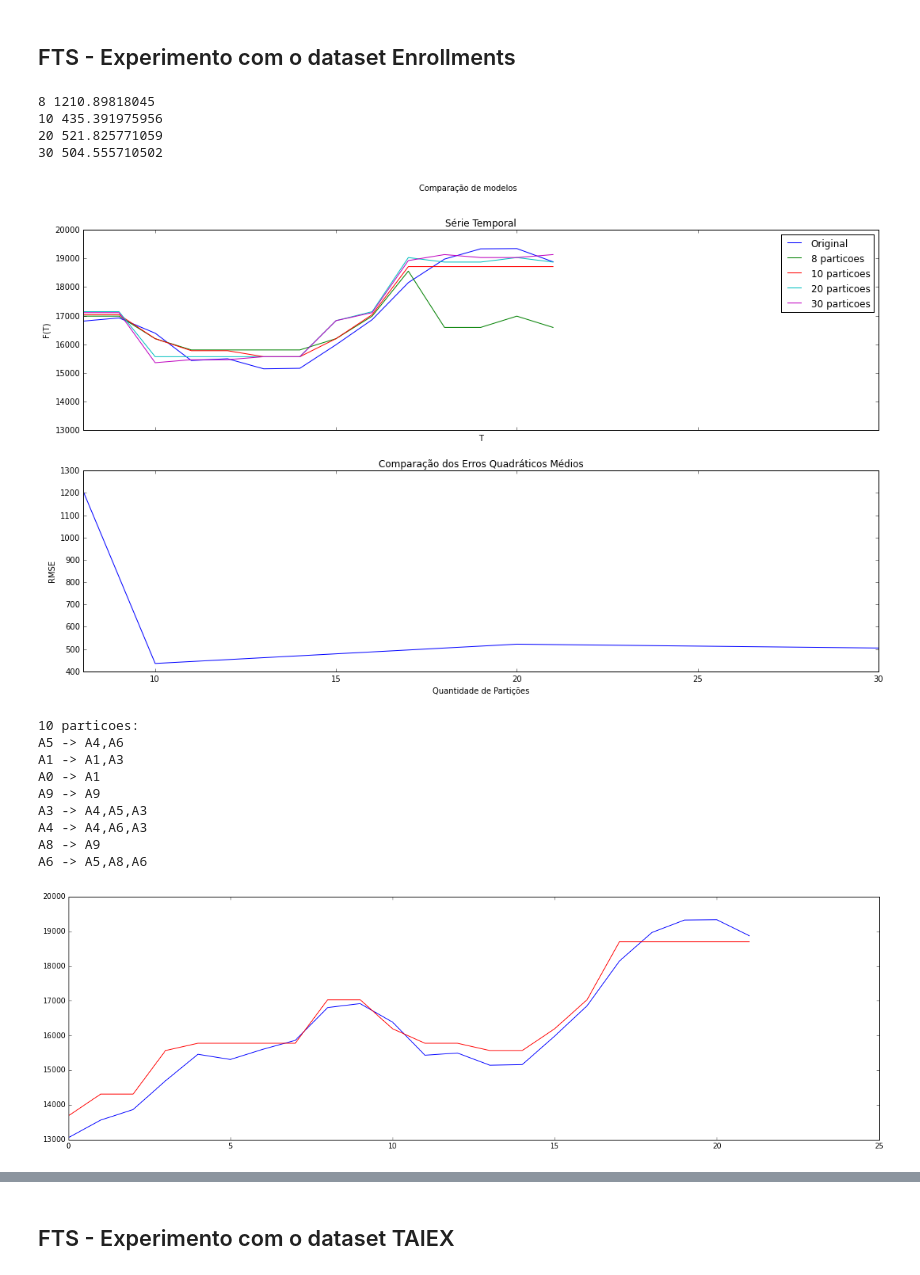
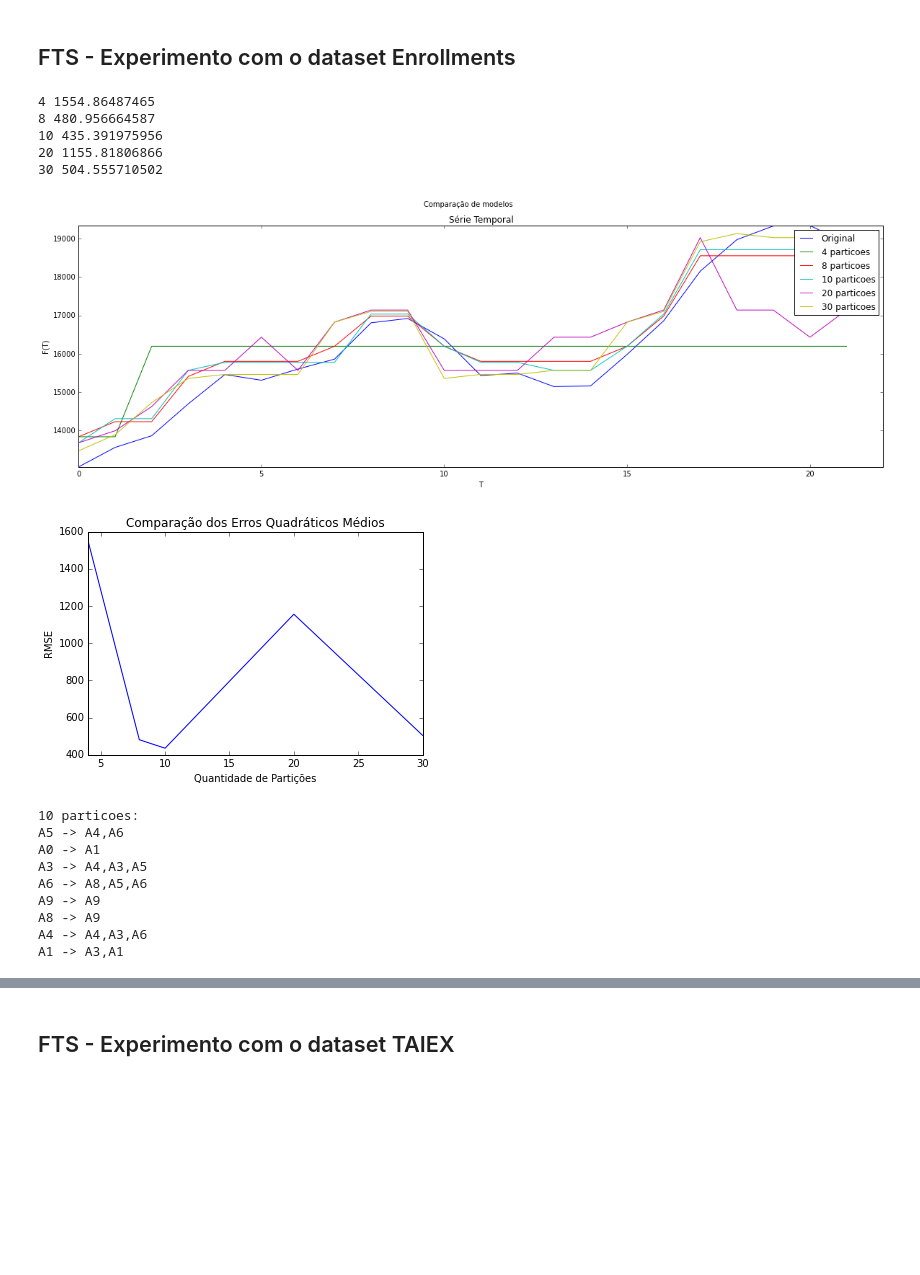
Before and after one commit to petroniocandido/FuzzyTimeSeries, a Jupyter notebook: FTS.ipynb, the cells around one changed output, grey strips where cells are left out. Cells and saved outputs as stored; diff of their text form; code cells hidden in the pictures; blank space fills up the shorter version.

```diff
--- a/FTS.ipynb
+++ b/FTS.ipynb
@@ -62,8 +62,8 @@ Populating the interactive namespace from numpy and matplotlib
 O dataset abaixo foi retirado do artigo \cite{song1993fuzzy}
 # %%
 enrollments = pd.read_csv("DataSets/Enrollments.csv", sep=";")
-
-plot(enrollments["Enrollments"])
+enrollments = enrollments["Enrollments"]
+plot(enrollments)
 # %% [output]
 [<matplotlib.lines.Line2D at 0x...>]
 [figure]
@@ -147,6 +158,6 @@ def GridPartitionerTrimf(data,npart,names = None,prefix = "A"):
 
 	return sets
 # %%
-sts = GridPartitionerTrimf(enrollments["Enrollments"],10)
+sts = GridPartitionerTrimf(enrollments,10)
 for s in sts:
     print(s)
@@ -178,18 +200,8 @@ class FTS:
 	def predict(self,data):
 		return self.defuzzy(data)
 
-	def plot(self,original):
-		fig = plt.figure(figsize=[20,6])
-		predicted = [self.predict(xx) for xx in original]
-		error = rmse(original,predicted)
-		plot(original,color='b',label="Original")
-		plot(predicted,color='r',label="Predicted")
-		#handles0, labels0 = plt.get_legend_handles_labels()
-		#plt.legend(handles0, labels0)
-		ret = []
-		ret.append(predicted)
-		ret.append(error)
-		return ret
+	def predictDiff(self,data,t):
+		return data[t] + self.defuzzy(data[t-1]-data[t])
 
 	def __str__(self):
 		tmp = self.name + ":\n"
@@ -204,10 +253,16 @@ def rmse(predictions,targets):
 # %%
 def SelecaoSimples_MenorRMSE(original,parameters,modelo):
+	models = []
 	errors = []
-	fig, axs = plt.subplots(nrows=2, ncols=1, sharex=True)
+	predicted_best = []
+	#fig, axs = plt.subplots(nrows=2, ncols=1, sharex=True)
+	fig = plt.figure(figsize=[20,6])
+	ax0 = fig.add_subplot(111)
 	fig.suptitle("Comparação de modelos ")
-	fig.set_size_inches(18, 10)
-	ax0 = axs[0]
+	#fig.set_size_inches(18, 10)
+	#ax0 = axs[0]
+	ax0.set_xlim([0,len(original)])
+	ax0.set_ylim([min(original),max(original)])
 	ax0.set_title('Série Temporal')
 	ax0.set_ylabel('F(T)')
 	ax0.set_xlabel('T')
@@ -226,9 +281,12 @@ def SelecaoSimples_MenorRMSE(original,parameters,modelo):
 		if error < min_rmse:
 			min_rmse = error
 			best = fts
+			predicted_best = predicted
 	handles0, labels0 = ax0.get_legend_handles_labels()
 	ax0.legend(handles0, labels0)
-	ax1 = axs[1]
+	#ax1 = axs[1]
+	fig2 = plt.figure()
+	ax1 = fig2.add_subplot(111)
 	ax1.set_title('Comparação dos Erros Quadráticos Médios')
 	ax1.set_ylabel('RMSE')
 	ax1.set_xlabel('Quantidade de Partições')
@@ -303,26 +405,24 @@ class FirstOrderFTS(FTS):
 # %% [markdown]
 ## FTS - Experimento com o dataset Enrollments
 # %%
-fts1 = SelecaoSimples_MenorRMSE(enrollments["Enrollments"],[8, 10,20, 30],FirstOrderFTS)
+fts1 = SelecaoSimples_MenorRMSE(enrollments,[4,8, 10,20, 30],FirstOrderFTS)
 # %% [output]
-8 1210.89818045
+4 1554.86487465
+8 480.956664587
 10 435.391975956
-20 521.825771059
+20 1155.81806866
 30 504.555710502
-[figure, old version]
+[figure, new version]
+[figure, added]
 # %%
 print(fts1)
 # %% [output]
 10 particoes:
 A5 -> A4,A6
-A1 -> A1,A3
 A0 -> A1
+A3 -> A4,A3,A5
+A6 -> A8,A5,A6
 A9 -> A9
-A3 -> A4,A5,A3
-A4 -> A4,A6,A3
 A8 -> A9
-A6 -> A5,A8,A6
+A4 -> A4,A3,A6
+A1 -> A3,A1
-# %%
-fts1p = fts1.plot(enrollments["Enrollments"])
-# %% [output]
-[figure, removed]
```
Also changed, not shown: parts of 36 cells of this notebook, 1 other file.
